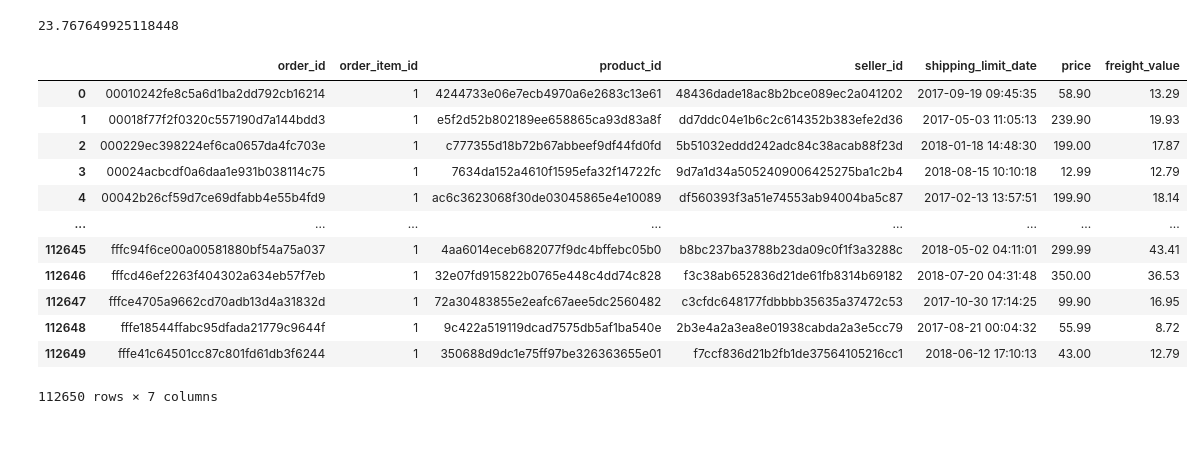
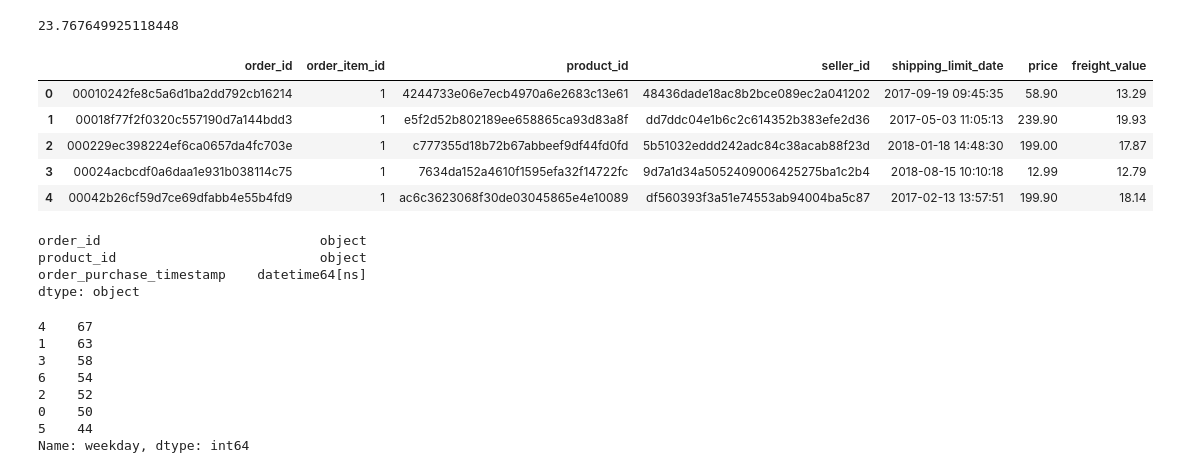
Before and after one commit to y0lk1n/analytics-practice, a Jupyter notebook: project_ecommerce/project_notebook.ipynb, the cells around one changed output. Saved outputs shown, nothing was run; the diff lists cells and outputs as text; code cells hidden in the pictures; blank space fills up the shorter version.

```diff
--- a/project_ecommerce/project_notebook.ipynb
+++ b/project_ecommerce/project_notebook.ipynb
@@ -87,18 +114,11 @@ mean_delivedy_days.mean()
 23.767649925118448
 # %%
 order_items = pd.read_csv(path_to_data + 'olist_order_items_dataset.csv')
-order_items
+order_items.head()
 # %% [output]
 |  | order_id | order_item_id | product_id | seller_id | shipping_limit_date | price | freight_value |
 | 0 | 00010242fe8c5a6d1ba2dd792cb16214 | 1 | 4244733e06e7ecb4970a6e2683c13e61 | 48436dade18ac8b2bce089ec2a041202 | 2017-09-19 09:45:35 | 58.90 | 13.29 |
 | 1 | 00018f77f2f0320c557190d7a144bdd3 | 1 | e5f2d52b802189ee658865ca93d83a8f | dd7ddc04e1b6c2c614352b383efe2d36 | 2017-05-03 11:05:13 | 239.90 | 19.93 |
 | 2 | 000229ec398224ef6ca0657da4fc703e | 1 | c777355d18b72b67abbeef9df44fd0fd | 5b51032eddd242adc84c38acab88f23d | 2018-01-18 14:48:30 | 199.00 | 17.87 |
 | 3 | 00024acbcdf0a6daa1e931b038114c75 | 1 | 7634da152a4610f1595efa32f14722fc | 9d7a1d34a5052409006425275ba1c2b4 | 2018-08-15 10:10:18 | 12.99 | 12.79 |
 | 4 | 00042b26cf59d7ce69dfabb4e55b4fd9 | 1 | ac6c3623068f30de03045865e4e10089 | df560393f3a51e74553ab94004ba5c87 | 2017-02-13 13:57:51 | 199.90 | 18.14 |
-| ... | ... | ... | ... | ... | ... | ... | ... |
-| 112645 | fffc94f6ce00a00581880bf54a75a037 | 1 | 4aa6014eceb682077f9dc4bffebc05b0 | b8bc237ba3788b23da09c0f1f3a3288c | 2018-05-02 04:11:01 | 299.99 | 43.41 |
-| 112646 | fffcd46ef2263f404302a634eb57f7eb | 1 | 32e07fd915822b0765e448c4dd74c828 | f3c38ab652836d21de61fb8314b69182 | 2018-07-20 04:31:48 | 350.00 | 36.53 |
-| 112647 | fffce4705a9662cd70adb13d4a31832d | 1 | 72a30483855e2eafc67aee5dc2560482 | c3cfdc648177fdbbbb35635a37472c53 | 2017-10-30 17:14:25 | 99.90 | 16.95 |
-| 112648 | fffe18544ffabc95dfada21779c9644f | 1 | 9c422a519119dcad7575db5af1ba540e | 2b3e4a2a3ea8e01938cabda2a3e5cc79 | 2017-08-21 00:04:32 | 55.99 | 8.72 |
-| 112649 | fffe41c64501cc87c801fd61db3f6244 | 1 | 350688d9dc1e75ff97be326363655e01 | f7ccf836d21b2fb1de37564105216cc1 | 2018-06-12 17:10:13 | 43.00 | 12.79 |
-112650 rows × 7 columns
@@ -104,0 +128,19 @@ order_items
+# %%
+items_purchase_dates.dtypes
+# %% [output]
+order_id                            object
+product_id                          object
+order_purchase_timestamp    datetime64[ns]
+dtype: object
+# %%
+items_purchase_dates['weekday'] = items_purchase_dates.order_purchase_timestamp.apply(datetime.datetime.weekday)
+items_purchase_dates[items_purchase_dates.product_id == '368c6c730842d78016ad823897a372db'].weekday.value_counts()
+# %% [output]
+4    67
+1    63
+3    58
+6    54
+2    52
+0    50
+5    44
+Name: weekday, dtype: int64
```
Also changed, not shown: parts of 10 cells of this notebook.
